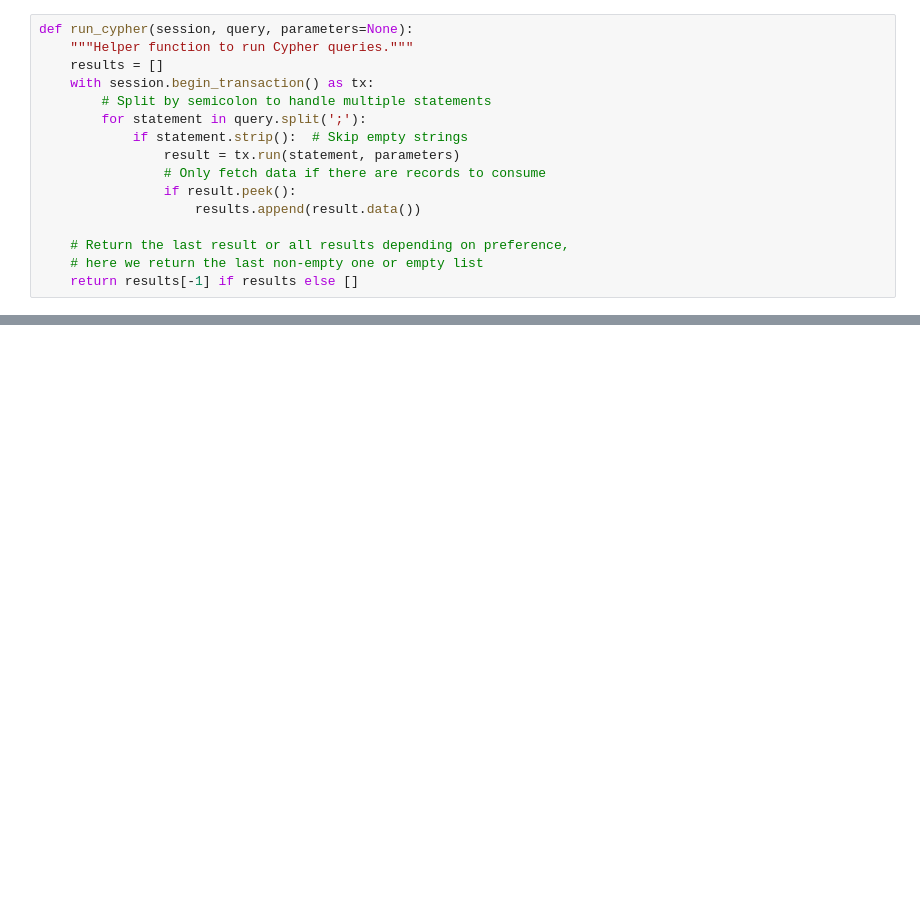
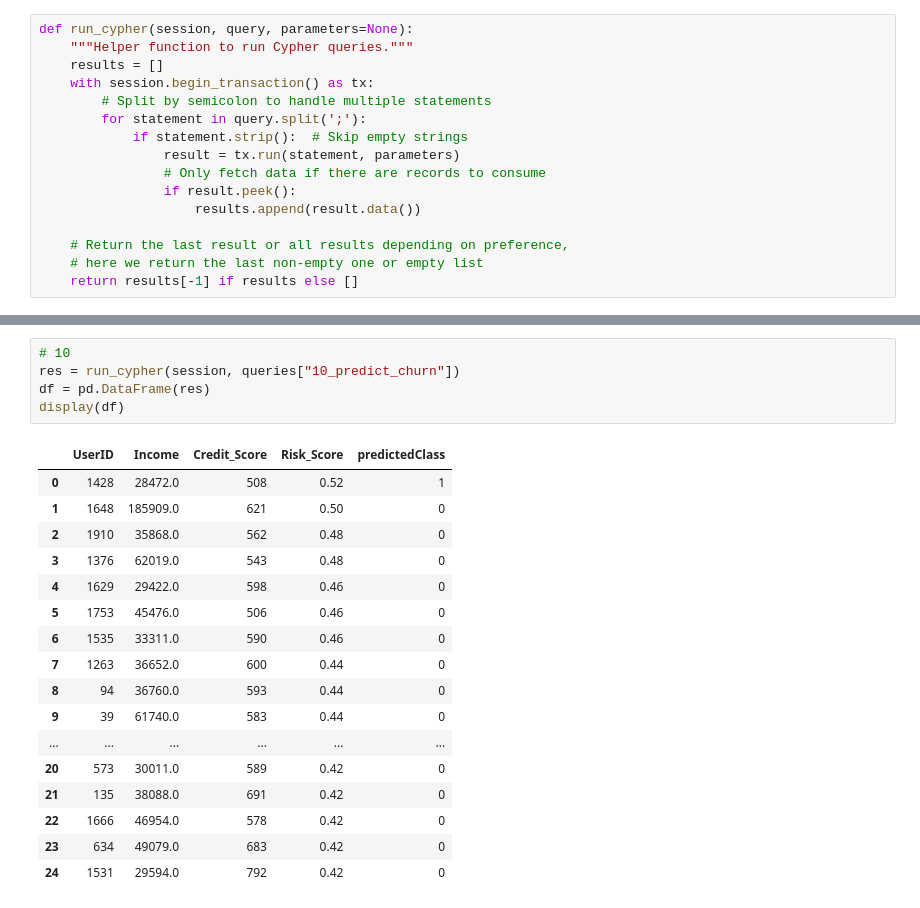
Before and after one commit to pedroleitao-neo4j/finance-churn, a Jupyter notebook: train-evaluate.ipynb, the cells around one changed output, grey strips where cells are left out. Cells and saved outputs as stored; diff of their text form; blank space fills up the shorter version.

```diff
--- a/train-evaluate.ipynb
+++ b/train-evaluate.ipynb
@@ -189,0 +408,23 @@ print("Projected graph:", res)
+# %%
+# 10
+res = run_cypher(session, queries["10_predict_churn"])
+df = pd.DataFrame(res)
+display(df)
+# %% [output]
+|  | UserID | Income | Credit_Score | Risk_Score | predictedClass |
+| 0 | 1428 | 28472.0 | 508 | 0.52 | 1 |
+| 1 | 1648 | 185909.0 | 621 | 0.50 | 0 |
+| 2 | 1910 | 35868.0 | 562 | 0.48 | 0 |
+| 3 | 1376 | 62019.0 | 543 | 0.48 | 0 |
+| 4 | 1629 | 29422.0 | 598 | 0.46 | 0 |
+| 5 | 1753 | 45476.0 | 506 | 0.46 | 0 |
+| 6 | 1535 | 33311.0 | 590 | 0.46 | 0 |
+| 7 | 1263 | 36652.0 | 600 | 0.44 | 0 |
+| 8 | 94 | 36760.0 | 593 | 0.44 | 0 |
+| 9 | 39 | 61740.0 | 583 | 0.44 | 0 |
+| ... | ... | ... | ... | ... | ... |
+| 20 | 573 | 30011.0 | 589 | 0.42 | 0 |
+| 21 | 135 | 38088.0 | 691 | 0.42 | 0 |
+| 22 | 1666 | 46954.0 | 578 | 0.42 | 0 |
+| 23 | 634 | 49079.0 | 683 | 0.42 | 0 |
+| 24 | 1531 | 29594.0 | 792 | 0.42 | 0 |
```
Also changed, not shown: parts of 21 cells of this notebook, 2 other files.
